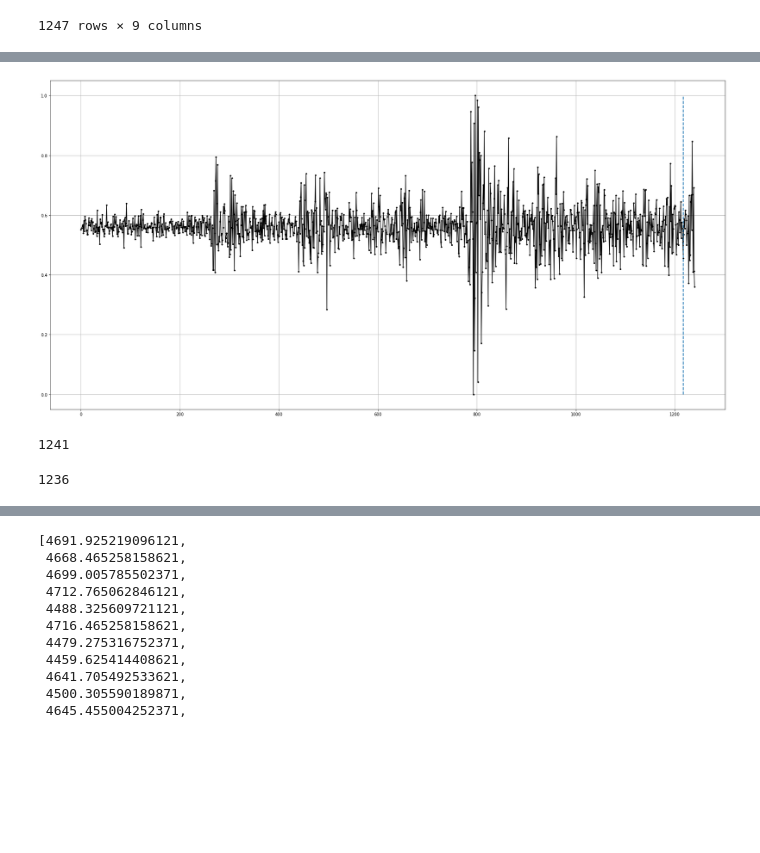
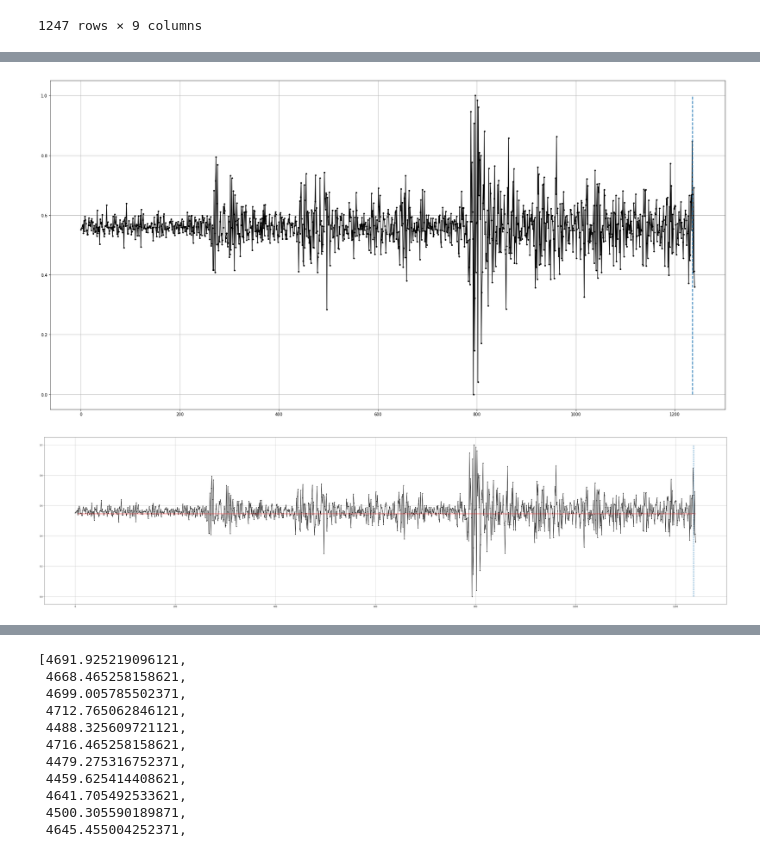
Before and after one commit to napb/mla_final, a Jupyter notebook: final/final.ipynb, the cells around one changed output, grey strips where cells are left out. Cells and saved outputs as stored; diff of their text form; code cells hidden in the pictures; blank space fills up the shorter version.

```diff
--- a/final/final.ipynb
+++ b/final/final.ipynb
@@ -82,7 +77,17 @@ len(data_d1d5)
 # %%
-#
-# Se escalan los valores como en el caso anaterior
-#
+#Se escalan los valores como en el caso anaterior
 scaler = MinMaxScaler()
 data_d1d5_scaled = scaler.fit_transform(np.array(data_d1d5).reshape(-1, 1))
 data_d1d5_scaled = [u[0] for u in data_d1d5_scaled]
+
+plt.figure(figsize=(30, 15))
+plt.plot(data_d1d5_scaled, ".-k")
+plt.grid()
+plt.plot(
+    [len(data_d1d5_scaled) - 5, len(data_d1d5_scaled) - 5],
+    [min(data_d1d5_scaled), max(data_d1d5_scaled)],
+    "--",
+    linewidth=2,
+);
+# %% [output]
+[figure, added]
@@ -89,19 +102,32 @@ data_d1d5_scaled = [u[0] for u in data_d1d5_scaled]
 # %%
-#
-# Se verifica visualmente el escalamiento
-#
-plt.figure(figsize=(30, 15))
+#Se genera el modelo con MLPRegresor
+
+np.random.seed(123456)
+
+mlp = MLPRegressor(
+    hidden_layer_sizes=(50,),
+    activation="logistic",
+    learning_rate="adaptive",
+    momentum=0.0,
+    learning_rate_init=0.002,
+    max_iter=100000,
+)
+
+mlp.fit(Xt[0:998], data_d1d5_scaled[0:998])
+
+y_d1d5_scaled_m2 = mlp.predict(Xt)
+
+plt.figure(figsize=(60, 15))
 plt.plot(data_d1d5_scaled, ".-k")
 plt.grid()
+
+plt.plot([None] * P + y_d1d5_scaled_m2.tolist(), "-r")
+
 plt.plot(
-    [len(data_d1d5_scaled) - 24, len(data_d1d5_scaled) - 24],
+    [len(data_d1d5_scaled) - 5, len(data_d1d5_scaled) - 5],
     [min(data_d1d5_scaled), max(data_d1d5_scaled)],
     "--",
     linewidth=2,
 );
 # %% [output]
-[figure, old version]
+[figure, new version]
-# %%
-len(data_d1d5_scaled)
-# %% [output]
-1241
@@ -130,4 +133,0 @@ for t in range(P - 1, len(dateeee) - 1):
-# %%
-len(Xt)
-# %% [output]
-1236
```
Also changed, not shown: parts of 16 cells of this notebook.
